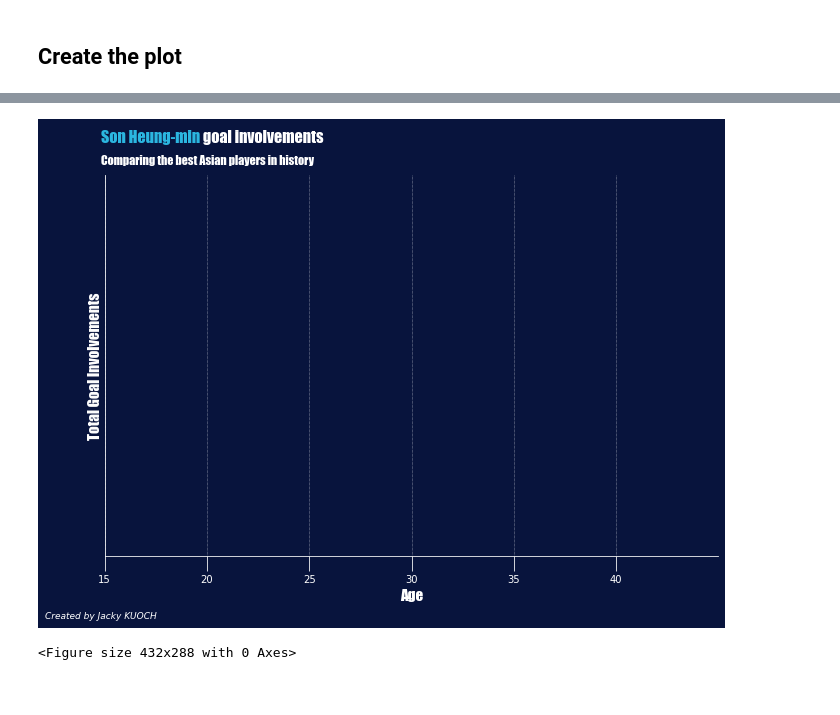
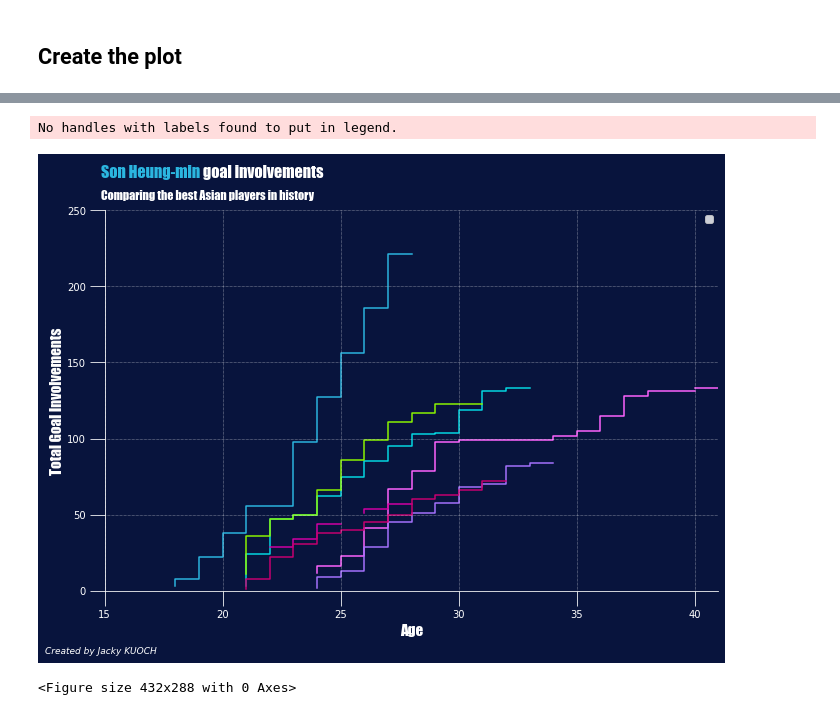
Before and after one commit to JackyKch/HeungMinSonJourney, a Jupyter notebook: coding/dataviz/asian_players_GI.ipynb, the cells around one changed output, grey strips where cells are left out. Saved outputs shown, nothing was run; the diff lists cells and outputs as text; code cells hidden in the pictures.

```diff
--- a/coding/dataviz/asian_players_GI.ipynb
+++ b/coding/dataviz/asian_players_GI.ipynb
@@ -45,43 +28,62 @@ df_7
 fig,ax = plt.subplots(figsize = (11,7))
 
 #Add grid to the plot
-ax.grid(ls="dotted", lw="0.5", color="w", zorder=1)
+ax.grid(ls="dotted", lw="0.5", color="w", zorder=0)
 
 hfont = {'fontname':'Impact'}
 
 #Change the background color
 fig.set_facecolor("#08143D")
 ax.patch.set_facecolor("#08143D")
 
 #Change the ticks color
 ax.tick_params(colors="w", length=15)
 
 #Change the axes color
 ax.spines['bottom'].set_color("w")
 ax.spines['top'].set_visible(False)
 ax.spines['right'].set_visible(False)
 ax.spines['left'].set_color("w")
 
+# Plot Honda Goal Involments
+plt.step(df_1['Age'], df_1['GI_CumSum'], where='pre', zorder=1, color="#03D9E3")
+
+# Plot Kagawa Goal Involments
+plt.step(df_2['Age'], df_2['GI_CumSum'], where='pre', zorder=1, color="#8BF600")
+
+# Plot Nakamura Goal Involments
+plt.step(df_3['Age'], df_3['GI_CumSum'], where='pre', zorder=1, color="#FF63FF")
+
+# Plot Nakata Goal Involments
+plt.step(df_4['Age'], df_4['GI_CumSum'], where='pre', zorder=1, color="#D200A4")
+
+# Plot Okazaki Goal Involments
+plt.step(df_5['Age'], df_5['GI_CumSum'], where='pre', zorder=1, color="#A672FF")
+
+# Plot Park Goal Involments
+plt.step(df_6['Age'], df_6['GI_CumSum'], where='pre', zorder=1, color="#C60070")
+
 # Plot Son Goal Involments
-plt.step(son_age, son_gi, where="post", zorder=0, color="#2bb6e0")
+plt.step(df_7['Age'], df_7['GI_CumSum'], where='pre', zorder=1, color="#2bb6e0")
 
 # Set the ticks
 plt.xticks([15, 20, 25,30, 35, 40])
-plt.yticks([25,50,75,100,125])
-ax.set_ylim(250)
-plt.xlim(xmin=15, xmax=45)
+plt.yticks([0,50,100,150,200,250])
+ax.set_ylim(0)
+plt.xlim(xmin=15, xmax=41)
 
 # Axes Label
 plt.xlabel("Age", color="w", fontsize=15 , **hfont)
 plt.ylabel("Total Goal Involvements", color="w", fontsize=15 , **hfont)
 
 # Title and credits
 fig_text(0.12,0.97, s="<Son Heung-min> goal involvements\n", highlight_textprops=[{"color": '#2bb6e0'}], fontsize = 16, fontweight = "bold", color = "w", **hfont)
 fig.text(0.12,0.9, "Comparing the best Asian players in history", fontsize = 12, fontweight="light", color = "w", **hfont)
 fig.text(0.05, 0, "Created by Jacky KUOCH",fontstyle="italic",fontsize=9, color="w")
 
 plt.show()
 plt.tight_layout()
 # %% [output]
+No handles with labels found to put in legend.
-[figure, old version]
+[figure, new version]
-<Figure size 432x288 with 0 Axes>
+<Figure size 432x288 with 0 Axes>
```
Also changed, not shown: parts of 3 cells of this notebook, 1 other file.
